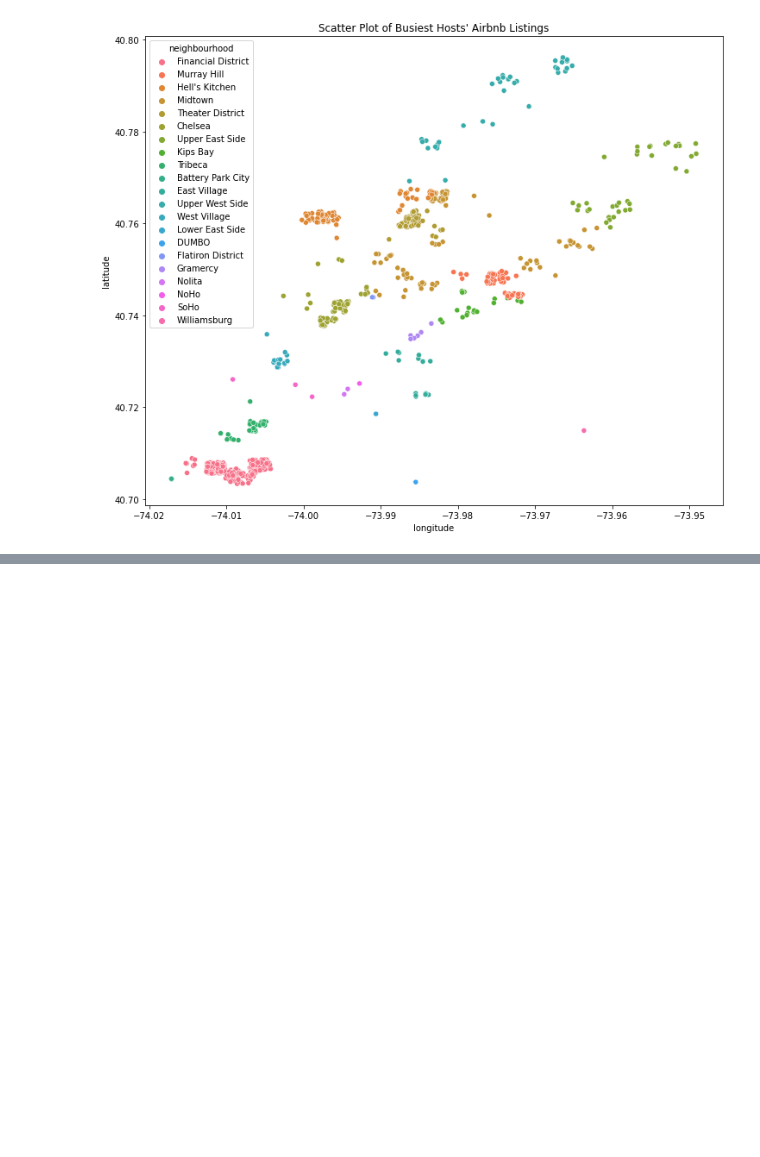
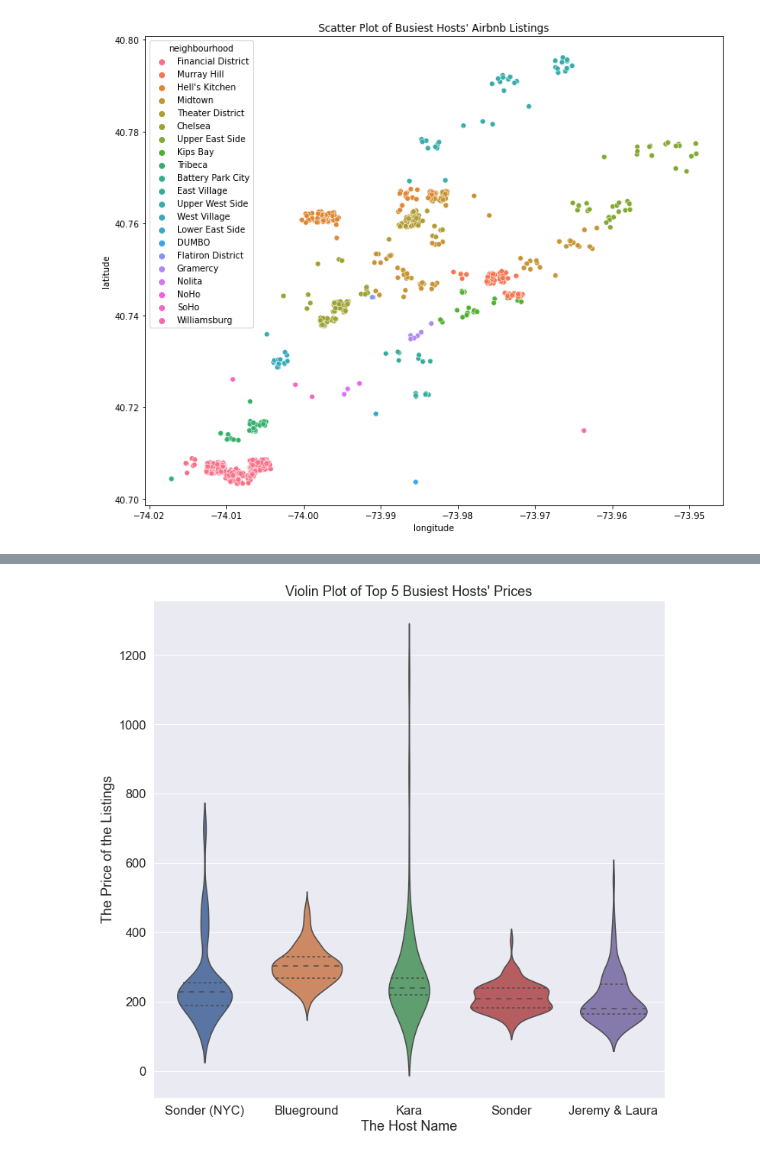
Before and after one commit to chen146-2/Data-Science-NYC-Airbnb-Analyzer, a Jupyter notebook: Data Science - NYC Airbnb Analysis.ipynb, the cells around one changed output, grey strips where cells are left out. Saved outputs shown, nothing was run; the diff lists cells and outputs as text; code cells hidden in the pictures; blank space fills up the shorter version.

Commit message:
Finished the assignment, commented everything, made graphs easily visible.

```diff
--- a/Data Science - NYC Airbnb Analysis.ipynb
+++ b/Data Science - NYC Airbnb Analysis.ipynb
@@ -1179,0 +1184,44 @@ The median availability of the dataset excluding the top 5 busiest hosts was 41
+# %%
+# The seaborn library has a plotting function called violinplot that is a combination of both
+# boxplot and kernel density estimate. According to the documentation of the function, it shows
+# the distribution of quantitative data across several levels of one (or more) categorical variables.
+# This effectively displays multiple distributions of data at once, while giving a estimation
+# of where certain frequencies are more dense (larger area) and less dense (outliers).
+
+sb.set(rc={"figure.figsize":(12,12)})
+sb.set(font_scale=1.5)
+sb.violinplot(x='host_name', y='price', data=top_05, split=True, inner="quartile").set(title="Violin Plot of Top 5 Busiest Hosts' Prices", xlabel='The Host Name', ylabel='The Price of the Listings')
+plt.show()
+
+print()
+
+# Looking at this new violin plot of the top 5 busiest hosts' pricing of their listings shines
+# a new look on the data points from these hosts. According to this plot, the host Kara has their
+# fair share of outliers in their listings since the upper part of their violin plot continues well
+# above the 1200 mark in terms of pricing. Looking back at the mean pricing from the previous task,
+# it seems that Kara was the second highest in terms of mean pricing among the other 5 busiest hosts
+# with a price of $277.53. The outliers presented from this violin plot can most accurately explain
+# why Kara is relatively higher in terms of mean pricing compared to the lower mean priced hosts,
+# which include Jeremy & Laura, Sonder, and Sonder (NYC). These three hosts that I mentioned have violin
+# plots with very close densities around their centers, with very little variation in terms of outliers
+# present. Their graphs are more densely together.
+
+# The violin plot below gives a wonder visualization that makes it easier to interpret how the mean and median
+# pricing were calculated for the previous task. Sonder (NYC) had a mean pricing of 253.20 and the a median
+# pricing of 228. From the graph below, we can see that most of the points for Sonder (NYC) and the most dense
+# parts of the graph are situated around a mark slightly above the 200 dollar mark. There are a good amount of
+# listings that are present around the 400 dollar mark towards the 800 dollar mark, which could explain the mean
+# pricing of around 250 dollars.
+
+# The other graphs are similar in the way they allow the viewer to easily visualize the more frequent pricing of
+# listings for each host. You can also easily pinpoint the outliers, which Kara has the most evident case of since
+# the upper part of the plot extends well above the 1200 dollar mark, while most of its listings are situated around
+# the 225-250 mark.
+
+# These are just a few things that I learned after analyzing this new plot, the violin plot, which gives
+# a colorful visualization of the price values for each host. This allowed me to spot for outliers in the
+# data for each top 5 busiest hosts, while having a great display to compare with the mean and median values
+# that I obtained from the previous task. There is also the quartiles displayed as dashed lines within each
+# host's graph, where you can locate the first quartile, the 2nd aka median, and the third quartile.
+# %% [output]
+[figure, added]
```
Also changed, not shown: parts of 43 cells of this notebook.
